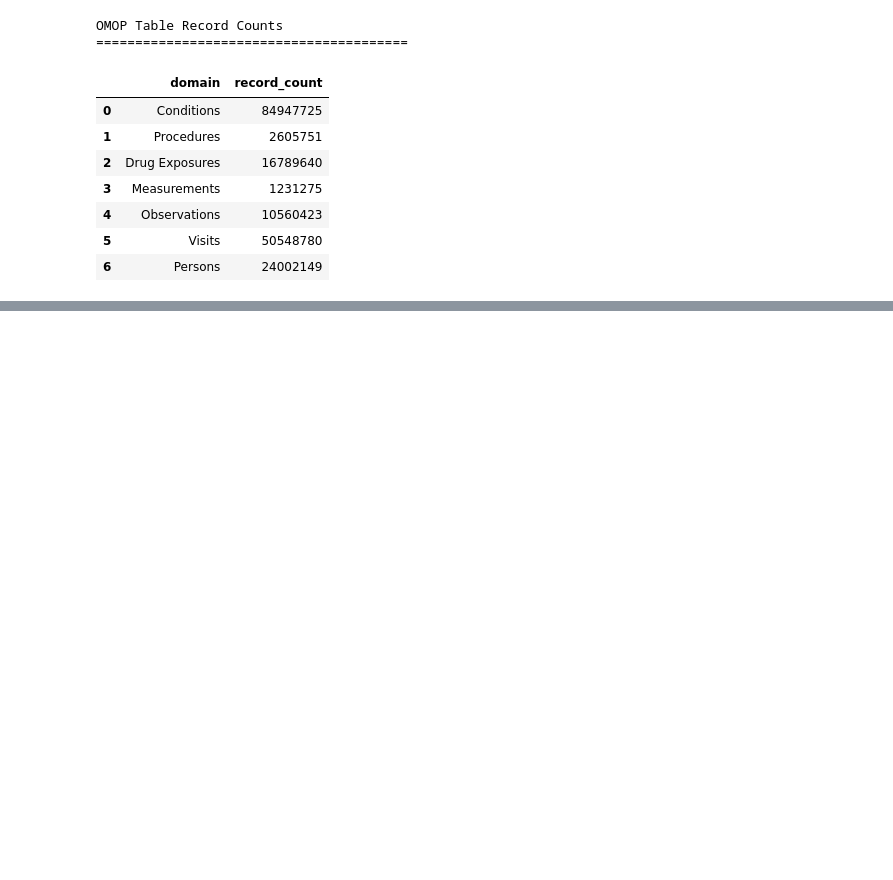
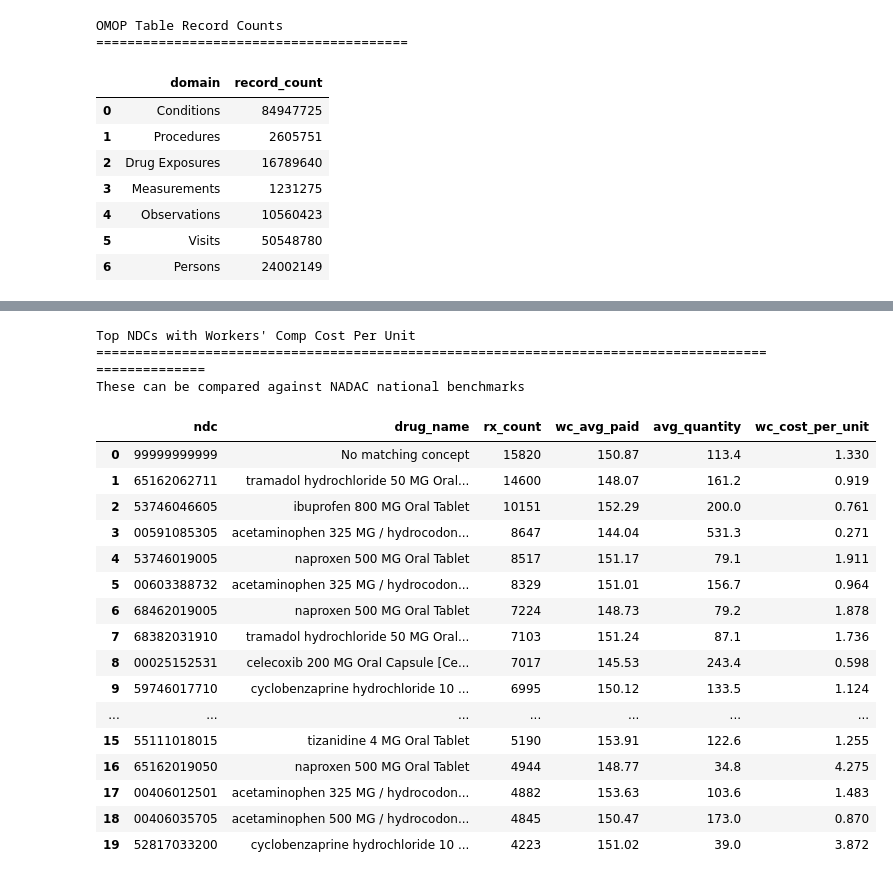
Before and after one commit to saywurdson/txwc, a Jupyter notebook: notebooks/top10_analysis.ipynb, the cells around one changed output, grey strips where cells are left out. Saved outputs shown, nothing was run; the diff lists cells and outputs as text; code cells hidden in the pictures; blank space fills up the shorter version.

```diff
--- a/notebooks/top10_analysis.ipynb
+++ b/notebooks/top10_analysis.ipynb
@@ -275,0 +412,53 @@ con.close()
+# %%
+# Get top NDCs from our data for NADAC comparison
+top_ndcs = con.execute("""
+    SELECT
+        de.drug_source_value as ndc,
+        c.concept_name as drug_name,
+        COUNT(*) as rx_count,
+        ROUND(AVG(cost.total_paid), 2) as wc_avg_paid,
+        ROUND(AVG(de.quantity), 1) as avg_quantity
+    FROM omop.drug_exposure de
+    JOIN omop.cost cost
+        ON de.drug_exposure_id = cost.cost_event_id
+        AND cost.cost_domain_id = 'Drug'
+    LEFT JOIN omop.concept c
+        ON de.drug_concept_id = c.concept_id
+    WHERE de.drug_source_value IS NOT NULL
+      AND LENGTH(de.drug_source_value) = 11  -- 11-digit NDCs only
+      AND cost.total_paid > 0
+      AND de.quantity > 0
+    GROUP BY de.drug_source_value, c.concept_name
+    HAVING COUNT(*) > 1000
+    ORDER BY rx_count DESC
+    LIMIT 20
+""").fetchdf()
+
+# Calculate cost per unit
+top_ndcs['wc_cost_per_unit'] = round(top_ndcs['wc_avg_paid'] / top_ndcs['avg_quantity'], 3)
+
+print("Top NDCs with Workers' Comp Cost Per Unit")
+print("=" * 100)
+print("These can be compared against NADAC national benchmarks")
+top_ndcs[['ndc', 'drug_name', 'rx_count', 'wc_avg_paid', 'avg_quantity', 'wc_cost_per_unit']]
+# %% [output]
+Top NDCs with Workers' Comp Cost Per Unit
+====================================================================================================
+These can be compared against NADAC national benchmarks
+|  | ndc | drug_name | rx_count | wc_avg_paid | avg_quantity | wc_cost_per_unit |
+| 0 | 99999999999 | No matching concept | 15820 | 150.87 | 113.4 | 1.330 |
+| 1 | 65162062711 | tramadol hydrochloride 50 MG Oral... | 14600 | 148.07 | 161.2 | 0.919 |
+| 2 | 53746046605 | ibuprofen 800 MG Oral Tablet | 10151 | 152.29 | 200.0 | 0.761 |
+| 3 | 00591085305 | acetaminophen 325 MG / hydrocodon... | 8647 | 144.04 | 531.3 | 0.271 |
+| 4 | 53746019005 | naproxen 500 MG Oral Tablet | 8517 | 151.17 | 79.1 | 1.911 |
+| 5 | 00603388732 | acetaminophen 325 MG / hydrocodon... | 8329 | 151.01 | 156.7 | 0.964 |
+| 6 | 68462019005 | naproxen 500 MG Oral Tablet | 7224 | 148.73 | 79.2 | 1.878 |
+| 7 | 68382031910 | tramadol hydrochloride 50 MG Oral... | 7103 | 151.24 | 87.1 | 1.736 |
+| 8 | 00025152531 | celecoxib 200 MG Oral Capsule [Ce... | 7017 | 145.53 | 243.4 | 0.598 |
+| 9 | 59746017710 | cyclobenzaprine hydrochloride 10 ... | 6995 | 150.12 | 133.5 | 1.124 |
+| ... | ... | ... | ... | ... | ... | ... |
+| 15 | 55111018015 | tizanidine 4 MG Oral Tablet | 5190 | 153.91 | 122.6 | 1.255 |
+| 16 | 65162019050 | naproxen 500 MG Oral Tablet | 4944 | 148.77 | 34.8 | 4.275 |
+| 17 | 00406012501 | acetaminophen 325 MG / hydrocodon... | 4882 | 153.63 | 103.6 | 1.483 |
+| 18 | 00406035705 | acetaminophen 500 MG / hydrocodon... | 4845 | 150.47 | 173.0 | 0.870 |
+| 19 | 52817033200 | cyclobenzaprine hydrochloride 10 ... | 4223 | 151.02 | 39.0 | 3.872 |
```
Also changed, not shown: parts of 22 cells of this notebook, 1 other file.
